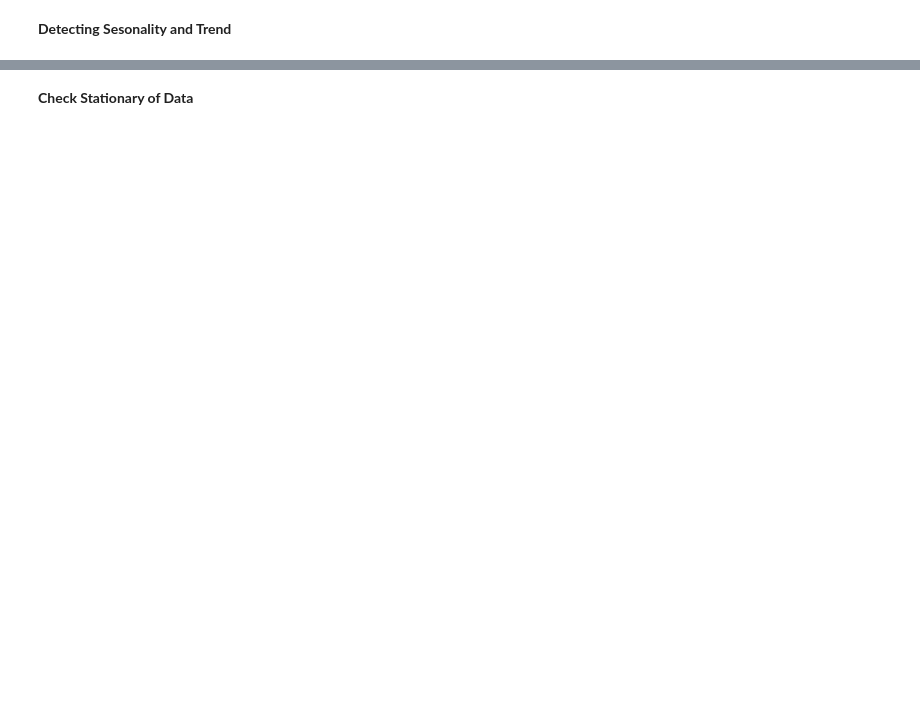
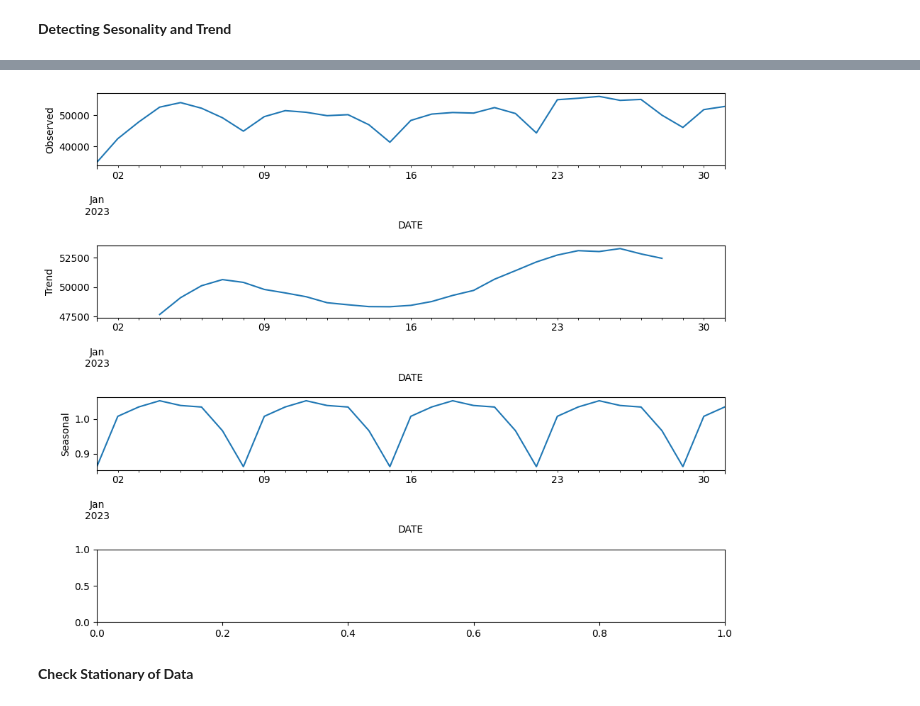
Before and after one commit to RizkiRiyadi/ForecastGasDemandKarawang, a Jupyter notebook: ForecastFix.ipynb, the cells around one changed output, grey strips where cells are left out. Cells and saved outputs as stored; diff of their text form; code cells hidden in the pictures; blank space fills up the shorter version.

```diff
--- a/ForecastFix.ipynb
+++ b/ForecastFix.ipynb
@@ -55,3 +56,23 @@ plt.show()
+# %%
+# Filter data for January 2023
+january_2023 = df['2023/01']
+
+# Perform seasonal decomposition
+result = seasonal_decompose(january_2023, model='multiplicative')  # Use 'multiplicative' for non-linear trend
+
+# Plot the decomposition components
+fig, axes = plt.subplots(4, 1, figsize=(10, 8))
+result.observed.plot(ax=axes[0])
+axes[0].set_ylabel('Observed')
+result.trend.plot(ax=axes[1])
+axes[1].set_ylabel('Trend')
+result.seasonal.plot(ax=axes[2])
+axes[2].set_ylabel('Seasonal')
+
+plt.tight_layout()
+plt.show()
+# %% [output]
+[figure, added]
 # %% [markdown]
 **Check Stationary of Data**
 # %%
```
Also changed, not shown: parts of 34 cells of this notebook, 2 other files.
